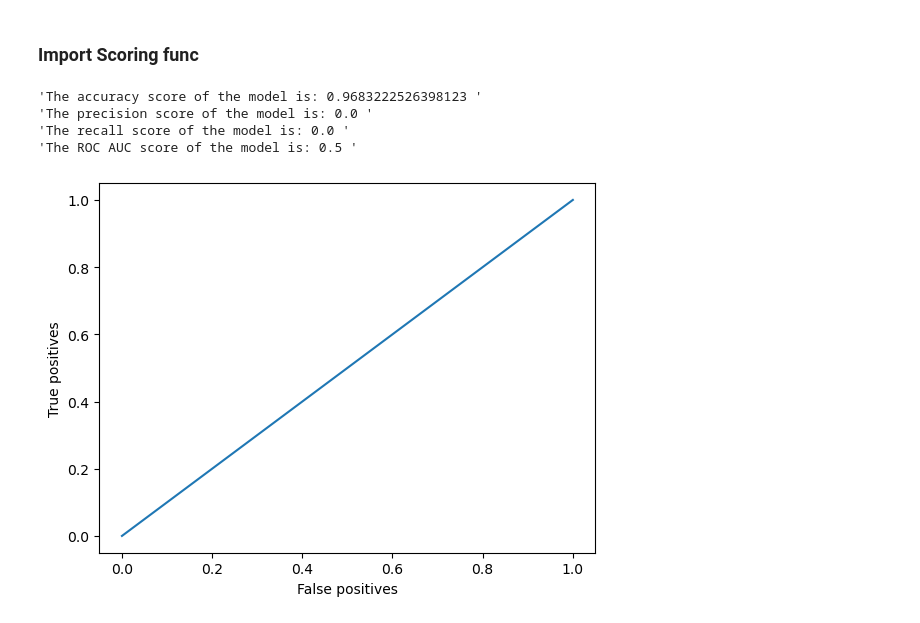
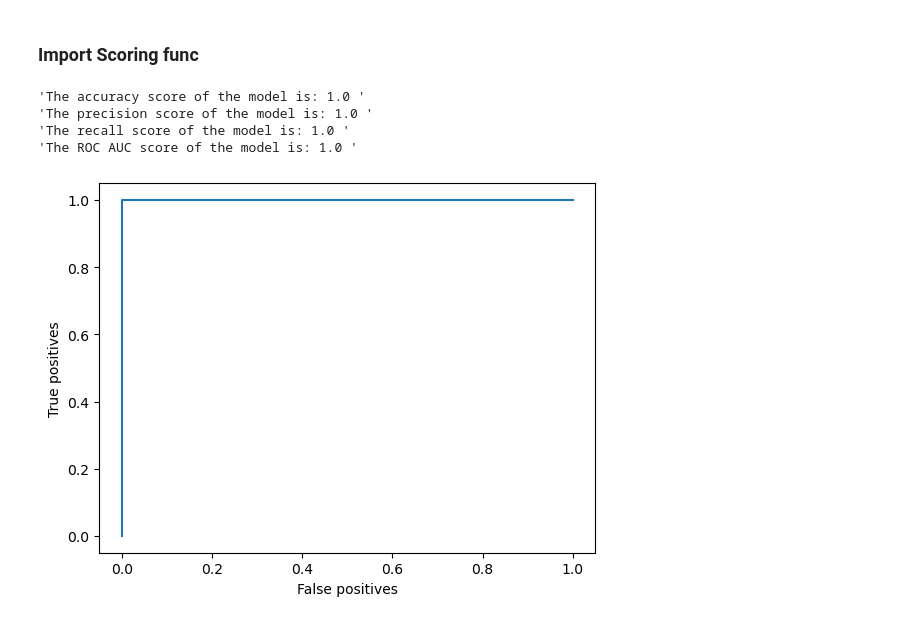
Before and after one commit to louis-md/project_7, a Jupyter notebook: DTC_decision_tree_classifier_renewed.ipynb, the cells around one changed output. Cells and saved outputs as stored; diff of their text form; code cells hidden in the pictures.

```diff
--- a/DTC_decision_tree_classifier_renewed.ipynb
+++ b/DTC_decision_tree_classifier_renewed.ipynb
@@ -122,21 +121 @@ Y_pred = clf.predict(X_train)
-# %%
-from sklearn.metrics import (
-    accuracy_score, precision_score, recall_score, roc_curve, roc_auc_score
-)
-
-import pprint
-
-from matplotlib import pyplot as plt
-
-
-def scoring(train, pred):
-        pprint.pprint(f'The accuracy score of the model is: {accuracy_score(train, pred)} ')
-        pprint.pprint(f'The precision score of the model is: {precision_score(train, pred)} ')
-        pprint.pprint(f'The recall score of the model is: {recall_score(train, pred)} ')
-        pprint.pprint(f'The ROC AUC score of the model is: {roc_auc_score(train, pred)} ')
-
-        fp, tp, _ = roc_curve(train, pred)
-        plt.plot(fp, tp)
-        plt.xlabel('False positives')
-        plt.ylabel('True positives');
 # %%
@@ -216,10 +157,10 @@ print("Test Recall:", ETC_test_recall)
 # %%
 from model_scoring import scoring
 # %%
-scoring(Y_train,Y_pred)
+scoring(Y_train, DTC_train_prediction)
 # %% [output]
-'The accuracy score of the model is: 0.9683222526398123 '
-'The precision score of the model is: 0.0 '
-'The recall score of the model is: 0.0 '
-'The ROC AUC score of the model is: 0.5 '
+'The accuracy score of the model is: 1.0 '
+'The precision score of the model is: 1.0 '
+'The recall score of the model is: 1.0 '
+'The ROC AUC score of the model is: 1.0 '
-[figure, old version]
+[figure, new version]
```
Also changed, not shown: parts of 6 cells of this notebook.
